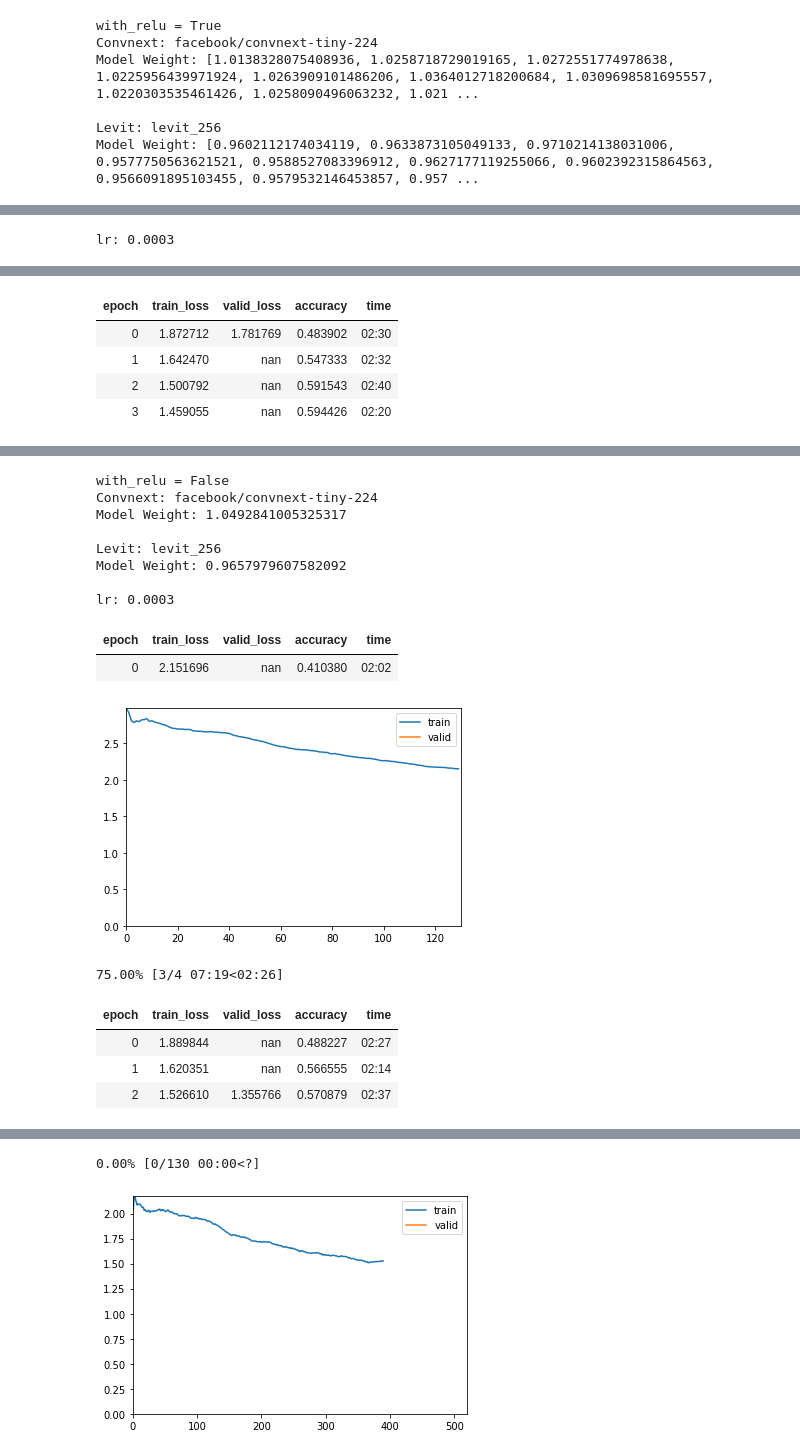
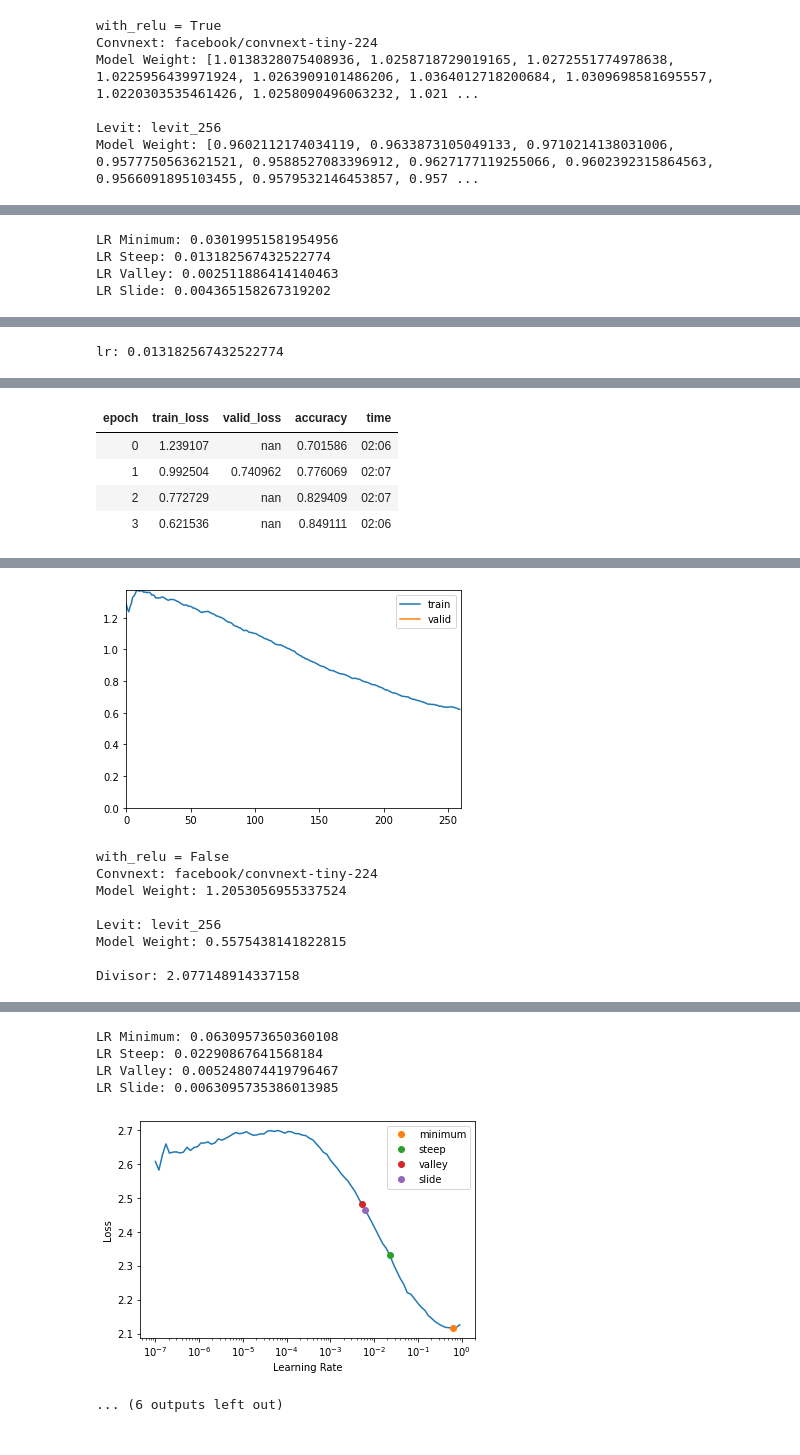
Before and after one commit to Jchang4/paddy-disease-classification, a Jupyter notebook: 5 - Image Ensembling.ipynb, the cells around one changed output, grey strips where cells are left out. Saved outputs shown, nothing was run; the diff lists cells and outputs as text; code cells hidden in the pictures.

```diff
--- a/5 - Image Ensembling.ipynb
+++ b/5 - Image Ensembling.ipynb
@@ -93,6 +93,9 @@ def train_with_relu(model_class, splitter):
             print('Levit:', learn.levit_arch)
             print('Model Weight:', learn.model_weights[1].detach().cpu().numpy().tolist())
             print()
+            if len(learn.model_weights) == 3:
+                print('Divisor:', learn.model_weights[2].detach().cpu().numpy().tolist())
+                print()
 # %%
 # Here we use a single number to weight each models output.
 
@@ -135,7 +138,5 @@ def hf_splitter4(m):
     return (params(m.model1_body) + params(m.model2_body) + [m.model_weights],
             params(m.model1_head) + params(m.model2_head))
 # %%
-for splitter in (hf_splitter2, hf_splitter3, hf_splitter4):
-    print('Splitter:', splitter.__name__)
-    train_with_relu(MyHFImageModel2, splitter)
+train_with_relu(MyHFImageModel2, hf_splitter2)
 # %% [output]
@@ -158,0 +172,2 @@ lr: 0.0075
+# %%
+train_with_relu(MyHFImageModel2, hf_splitter3)
@@ -158,0 +202,2 @@ lr: 0.0075
+# %%
+train_with_relu(MyHFImageModel2, hf_splitter4)
@@ -220,6 +297,5 @@ class MyHFImageModel4(MyHFImageModel2):
         x = super().forward(x)
         return x / self.model_weights[2]
 # %%
-for splitter in (hf_splitter2, hf_splitter3, hf_splitter4):
-    train_with_relu(MyHFImageModel4, splitter)
+train_with_relu(MyHFImageModel4, hf_splitter2)
 # %% [output]
@@ -226 +303,4 @@ for splitter in (hf_splitter2, hf_splitter3, hf_splitter4):
-lr: 0.0003
+LR Minimum: 0.03019951581954956
+LR Steep: 0.013182567432522774
+LR Valley: 0.002511886414140463
+LR Slide: 0.004365158267319202
@@ -227 +308,2 @@ lr: 0.0003
+lr: 0.013182567432522774
 | epoch | train_loss | valid_loss | accuracy | time |
@@ -230,5 +312,5 @@ lr: 0.0003
 | epoch | train_loss | valid_loss | accuracy | time |
-| 0 | 1.872712 | 1.781769 | 0.483902 | 02:30 |
-| 1 | 1.642470 | nan | 0.547333 | 02:32 |
-| 2 | 1.500792 | nan | 0.591543 | 02:40 |
-| 3 | 1.459055 | nan | 0.594426 | 02:20 |
+| 0 | 1.239107 | nan | 0.701586 | 02:06 |
+| 1 | 0.992504 | 0.740962 | 0.776069 | 02:07 |
+| 2 | 0.772729 | nan | 0.829409 | 02:07 |
+| 3 | 0.621536 | nan | 0.849111 | 02:06 |
@@ -236,16 +317,9 @@ lr: 0.0003
-with_relu = False
-Convnext: facebook/convnext-tiny-224
-Model Weight: 1.0492841005325317
-
-Levit: levit_256
-Model Weight: 0.9657979607582092
-
-lr: 0.0003
-| epoch | train_loss | valid_loss | accuracy | time |
-| 0 | 2.151696 | nan | 0.410380 | 02:02 |
-[figure, old version]
+[figure, new version]
-75.00% [3/4 07:19<02:26]
+with_relu = False
+Convnext: facebook/convnext-tiny-224
+Model Weight: 1.2053056955337524
+
+Levit: levit_256
+Model Weight: 0.5575438141822815
+
+Divisor: 2.077148914337158
-| epoch | train_loss | valid_loss | accuracy | time |
-| 0 | 1.889844 | nan | 0.488227 | 02:27 |
-| 1 | 1.620351 | nan | 0.566555 | 02:14 |
-| 2 | 1.526610 | 1.355766 | 0.570879 | 02:37 |
@@ -252,2 +327,6 @@ lr: 0.0003
-0.00% [0/130 00:00<?]
+LR Minimum: 0.06309573650360108
+LR Steep: 0.02290867641568184
+LR Valley: 0.005248074419796467
+LR Slide: 0.0063095735386013985
-[figure, old version]
+[figure, new version]
+... (6 outputs left out)
```
Also changed, not shown: parts of 10 cells of this notebook, 1 other file.
